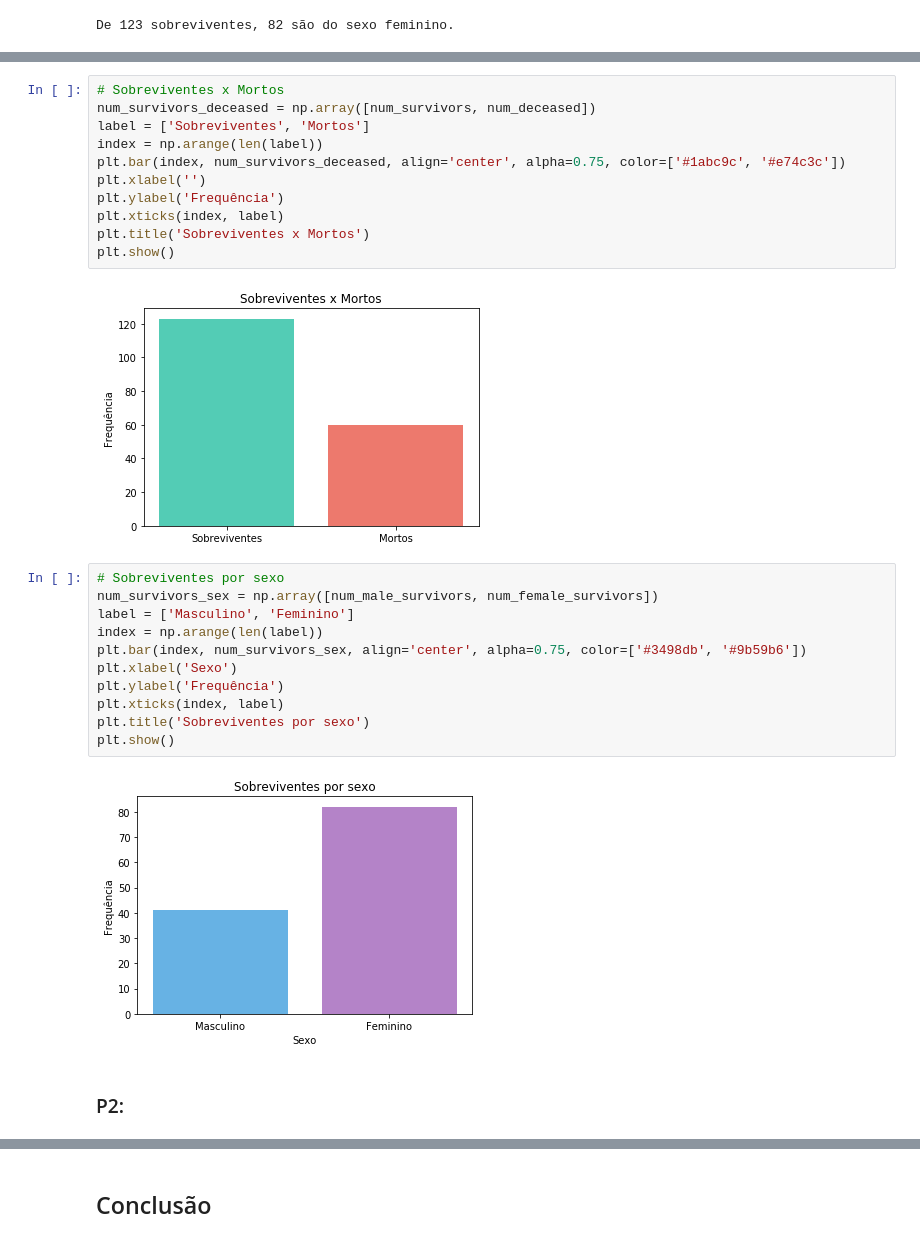
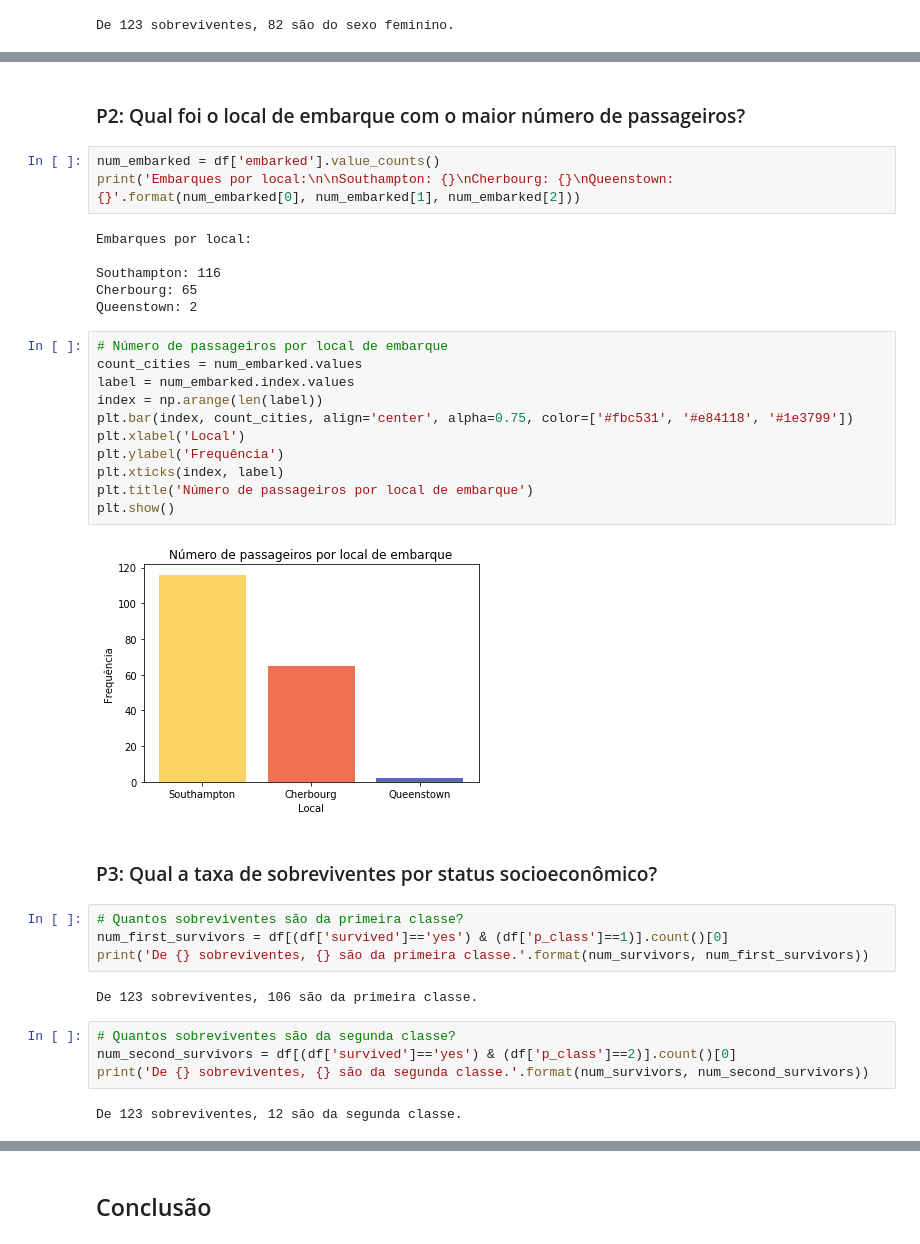
Before and after one commit to calaca/ndfdsi-investigate-a-dataset, a Jupyter notebook: investigate_a_dataset_titanic.ipynb, the cells around one changed output, grey strips where cells are left out. Cells and saved outputs as stored; diff of their text form.

```diff
--- a/investigate_a_dataset_titanic.ipynb
+++ b/investigate_a_dataset_titanic.ipynb
@@ -205,28 +229,38 @@ De 123 sobreviventes, 82 são do sexo feminino.
+# %% [markdown]
+### P2: Qual foi o local de embarque com o maior número de passageiros?
+# %%
+num_embarked = df['embarked'].value_counts()
+print('Embarques por local:\n\nSouthampton: {}\nCherbourg: {}\nQueenstown: {}'.format(num_embarked[0], num_embarked[1], num_embarked[2]))
+# %% [output]
+Embarques por local:
+
+Southampton: 116
+Cherbourg: 65
+Queenstown: 2
 # %%
-# Sobreviventes x Mortos
-num_survivors_deceased = np.array([num_survivors, num_deceased])
-label = ['Sobreviventes', 'Mortos']
+# Número de passageiros por local de embarque
+count_cities = num_embarked.values
+label = num_embarked.index.values
 index = np.arange(len(label))
-plt.bar(index, num_survivors_deceased, align='center', alpha=0.75, color=['#1abc9c', '#e74c3c'])
-plt.xlabel('')
+plt.bar(index, count_cities, align='center', alpha=0.75, color=['#fbc531', '#e84118', '#1e3799'])
+plt.xlabel('Local')
 plt.ylabel('Frequência')
 plt.xticks(index, label)
-plt.title('Sobreviventes x Mortos')
+plt.title('Número de passageiros por local de embarque')
 plt.show()
 # %% [output]
-[figure, old version]
+[figure, new version]
-# %%
-# Sobreviventes por sexo
-num_survivors_sex = np.array([num_male_survivors, num_female_survivors])
-label = ['Masculino', 'Feminino']
-index = np.arange(len(label))
-plt.bar(index, num_survivors_sex, align='center', alpha=0.75, color=['#3498db', '#9b59b6'])
-plt.xlabel('Sexo')
-plt.ylabel('Frequência')
-plt.xticks(index, label)
-plt.title('Sobreviventes por sexo')
-plt.show()
-# %% [output]
-[figure, removed]
-# %% [markdown]
-### P2:
+# %% [markdown]
+### P3: Qual a taxa de sobreviventes por status socioeconômico?
+# %%
+# Quantos sobreviventes são da primeira classe?
+num_first_survivors = df[(df['survived']=='yes') & (df['p_class']==1)].count()[0]
+print('De {} sobreviventes, {} são da primeira classe.'.format(num_survivors, num_first_survivors))
+# %% [output]
+De 123 sobreviventes, 106 são da primeira classe.
+# %%
+# Quantos sobreviventes são da segunda classe?
+num_second_survivors = df[(df['survived']=='yes') & (df['p_class']==2)].count()[0]
+print('De {} sobreviventes, {} são da segunda classe.'.format(num_survivors, num_second_survivors))
+# %% [output]
+De 123 sobreviventes, 12 são da segunda classe.
```
Also changed, not shown: parts of 12 cells of this notebook.
